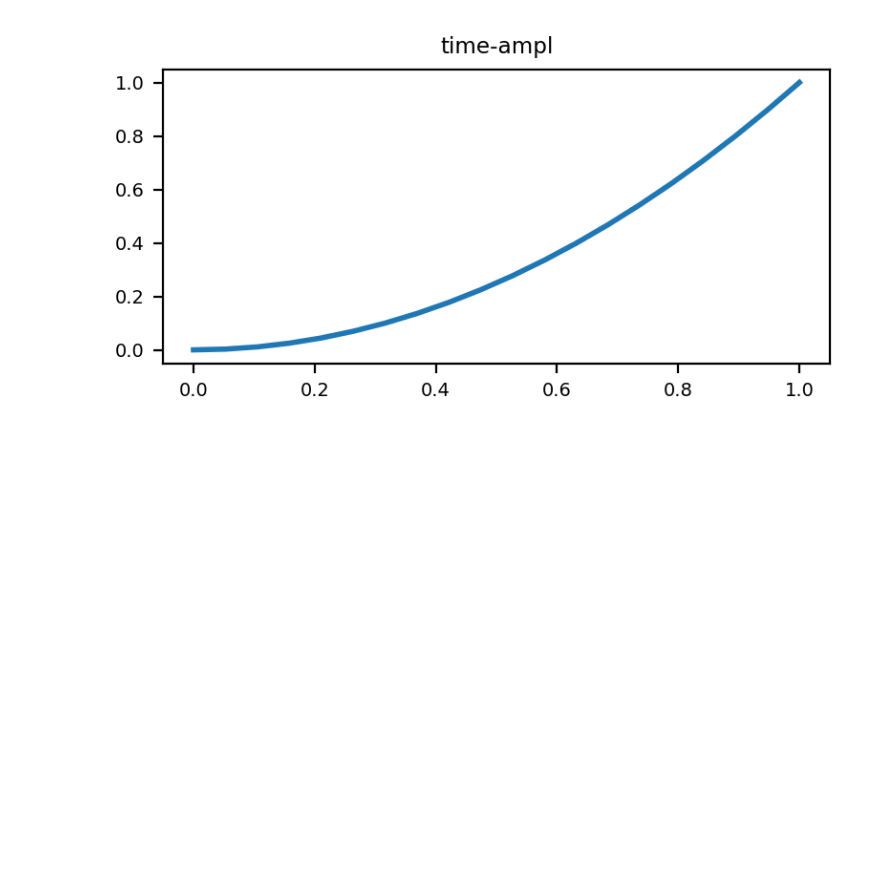
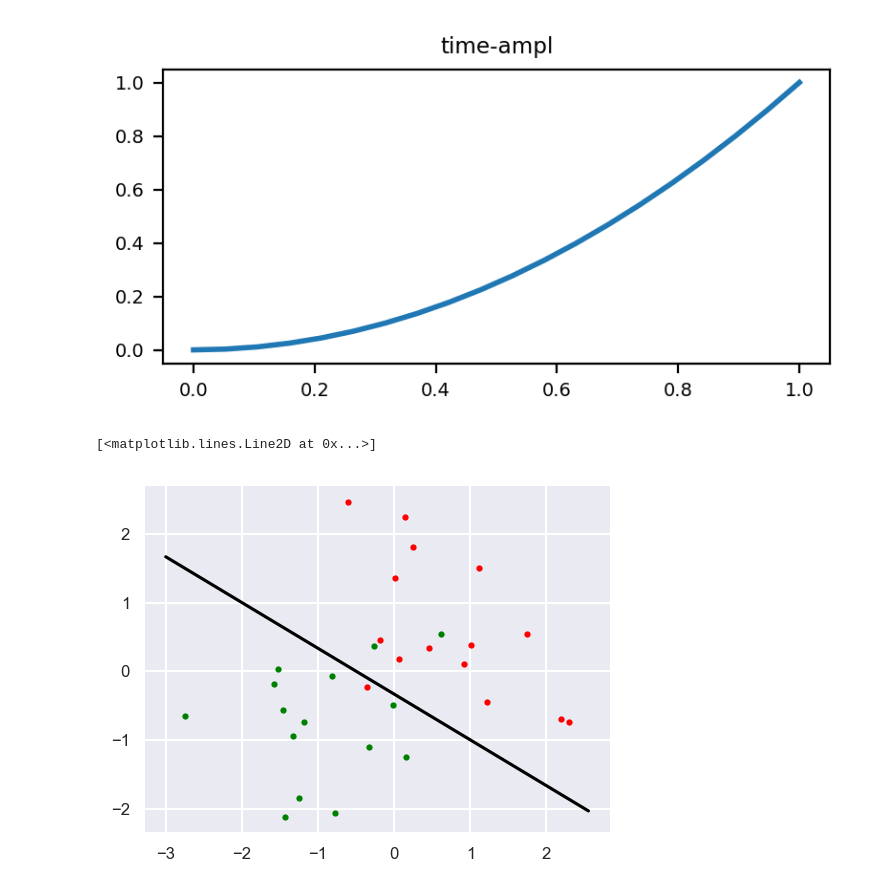
Before and after one commit to bruno-d-porto/mlwpython_amin, a Jupyter notebook: chapter3/code.ipynb, the cells around one changed output. Cells and saved outputs as stored; diff of their text form; code cells hidden in the pictures; blank space fills up the shorter version.

```diff
--- a/chapter3/code.ipynb
+++ b/chapter3/code.ipynb
@@ -109,3 +109,28 @@ ax.tick_params(axis='both', labelsize=7)
 # %% [output]
 [figure]
 [figure]
+# %%
+import numpy as np
+import matplotlib.pyplot as plt
+from scipy.stats import multivariate_normal as mvn
+np.random.seed(100)
+m0 = np.array([-1,-1])
+m1= np.array([1,1])
+cov0 = np.eye(2)
+cov1 = np.eye(2)
+n = 15 # number of observations from each Gaussian distribution
+X0 = mvn.rvs(m0,cov0,n)
+x0, y0 = np.split(X0,2,1)
+X1 = mvn.rvs(m1,cov1,n)
+x1, y1 = np.split(X1,2,1)
+plt.style.use('seaborn')
+plt.figure(figsize=(4,3), dpi=150)
+plt.plot(x0,y0,'g.',label='class 0', markersize=6)
+plt.plot(x1,y1,'r.', label='class 1', markersize=6)
+plt.xticks(fontsize=8)
+plt.yticks(fontsize=8)
+lim_left, lim_right = plt.xlim()
+plt.plot([lim_left, lim_right],[-lim_left*2/3-1/3,-lim_right*2/3-1/3],'k', linewidth=1.5) # to plot the line
+# %% [output]
+[<matplotlib.lines.Line2D at 0x...>]
+[figure, added]
```
Also changed, not shown: parts of 6 cells of this notebook.
